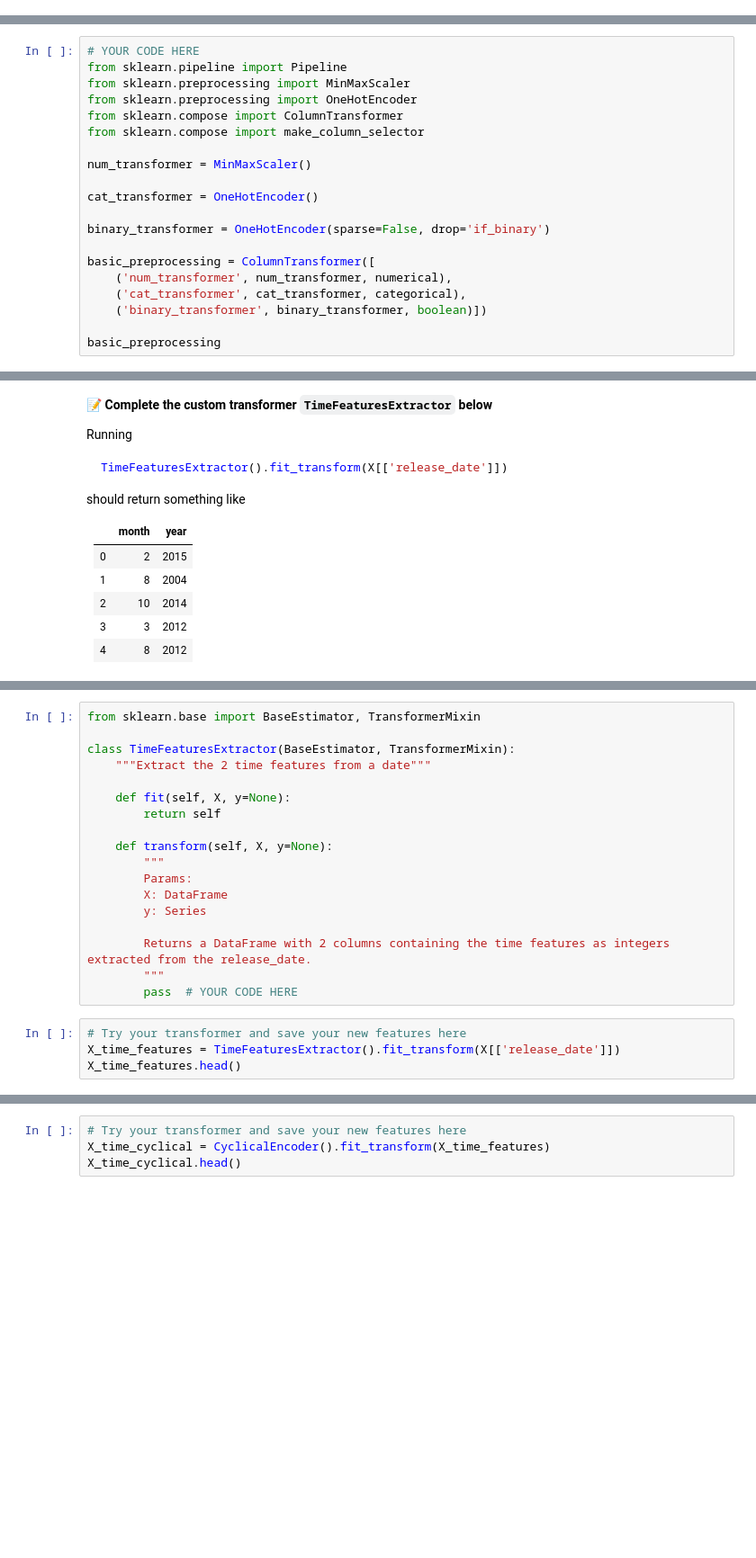
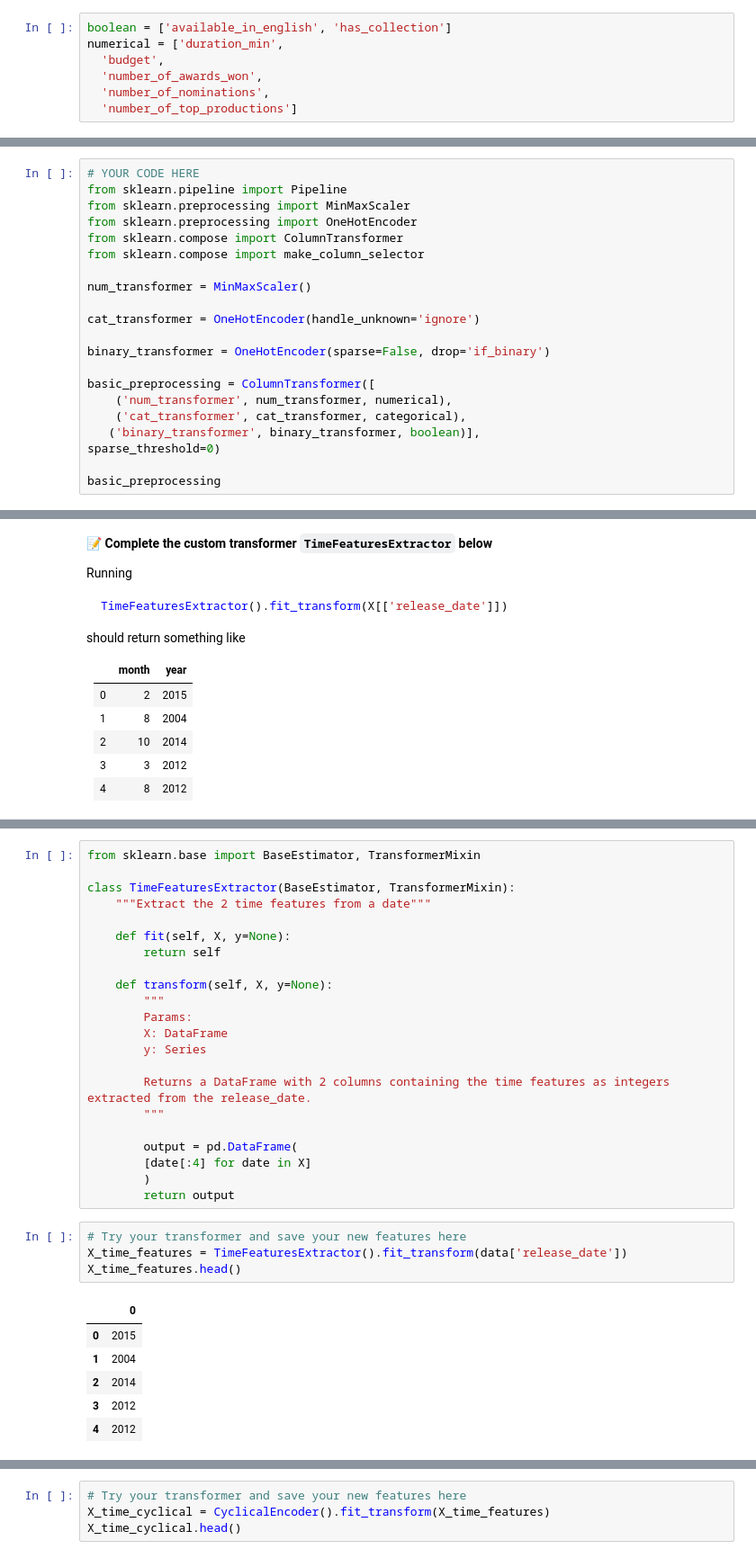
Before and after one commit to pblclrd/data-certification-exam, a Jupyter notebook: machine_learning/TV_popularity_predictor.ipynb, the cells around one changed output, grey strips where cells are left out. Shown at 90% size. Cells and saved outputs as stored; diff of their text form; blank space fills up the shorter version.

```diff
--- a/machine_learning/TV_popularity_predictor.ipynb
+++ b/machine_learning/TV_popularity_predictor.ipynb
@@ -259,6 +259,13 @@ numerical, categorical, boolean
   'number_of_top_productions'],
  ['original_language', 'status', 'all_genres', 'top_countries'],
  ['available_in_english'])
+# %%
+boolean = ['available_in_english', 'has_collection']
+numerical = ['duration_min',
+  'budget',
+  'number_of_awards_won',
+  'number_of_nominations',
+  'number_of_top_productions']
 # %% [markdown]
 ### Pipelining
 
@@ -293,14 +291,15 @@ from sklearn.compose import make_column_selector
 
 num_transformer = MinMaxScaler()
 
-cat_transformer = OneHotEncoder()
+cat_transformer = OneHotEncoder(handle_unknown='ignore')
 
 binary_transformer = OneHotEncoder(sparse=False, drop='if_binary')
 
 basic_preprocessing = ColumnTransformer([
     ('num_transformer', num_transformer, numerical),
     ('cat_transformer', cat_transformer, categorical),
-    ('binary_transformer', binary_transformer, boolean)])
+   ('binary_transformer', binary_transformer, boolean)],
+sparse_threshold=0)
 
 basic_preprocessing
 # %% [output]
@@ -439,11 +493,22 @@ class TimeFeaturesExtractor(BaseEstimator, TransformerMixin):
 
         Returns a DataFrame with 2 columns containing the time features as integers extracted from the release_date.
         """
-        pass  # YOUR CODE HERE
+
+        output = pd.DataFrame(
+        [date[:4] for date in X]
+        )
+        return output
 # %%
 # Try your transformer and save your new features here
-X_time_features = TimeFeaturesExtractor().fit_transform(X[['release_date']])
+X_time_features = TimeFeaturesExtractor().fit_transform(data['release_date'])
 X_time_features.head()
+# %% [output]
+|  | 0 |
+| 0 | 2015 |
+| 1 | 2004 |
+| 2 | 2014 |
+| 3 | 2012 |
+| 4 | 2012 |
 # %% [markdown]
 We still have 2 problems to solve
 - `month` is cyclical: 12 should be a close to 1 as to 11, right?
```
Also changed, not shown: parts of 26 cells of this notebook, 1 other file.
